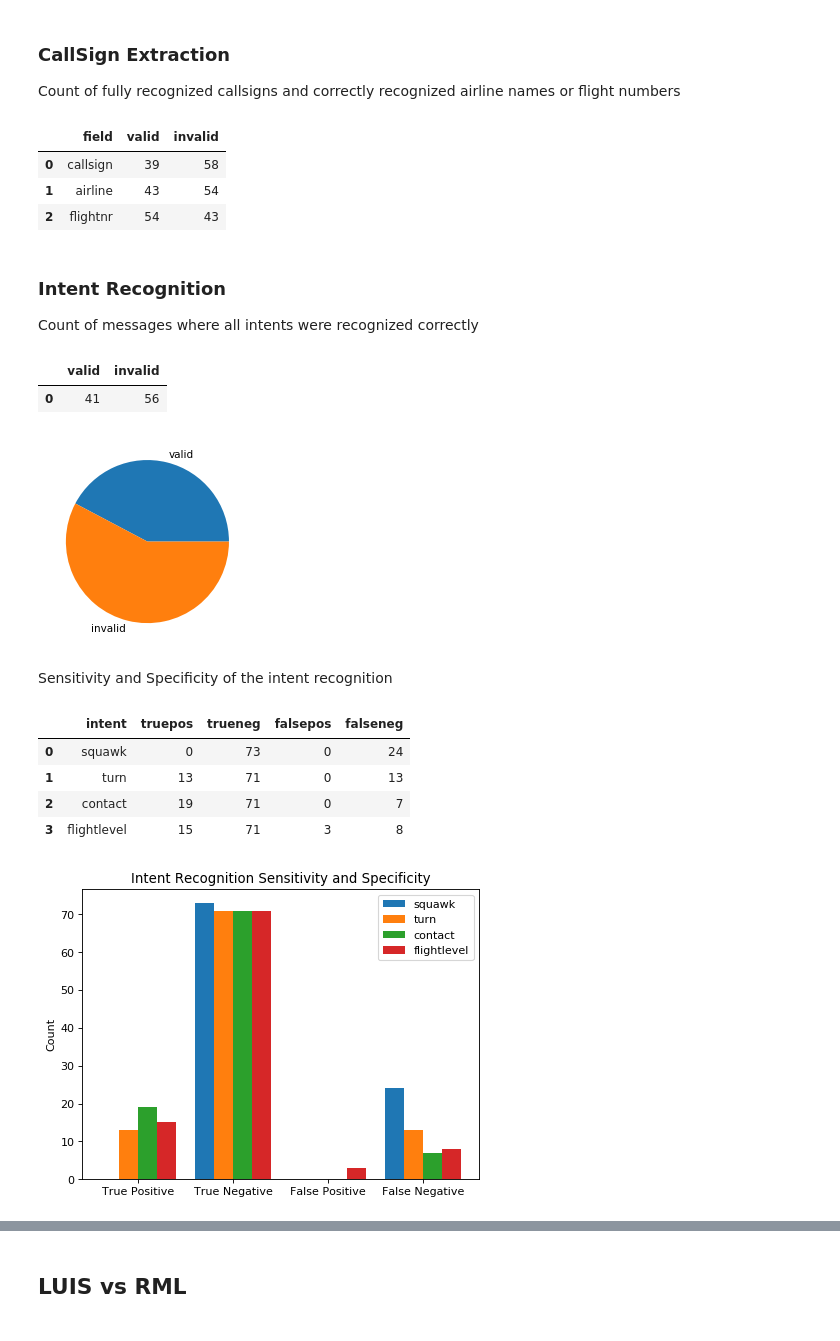
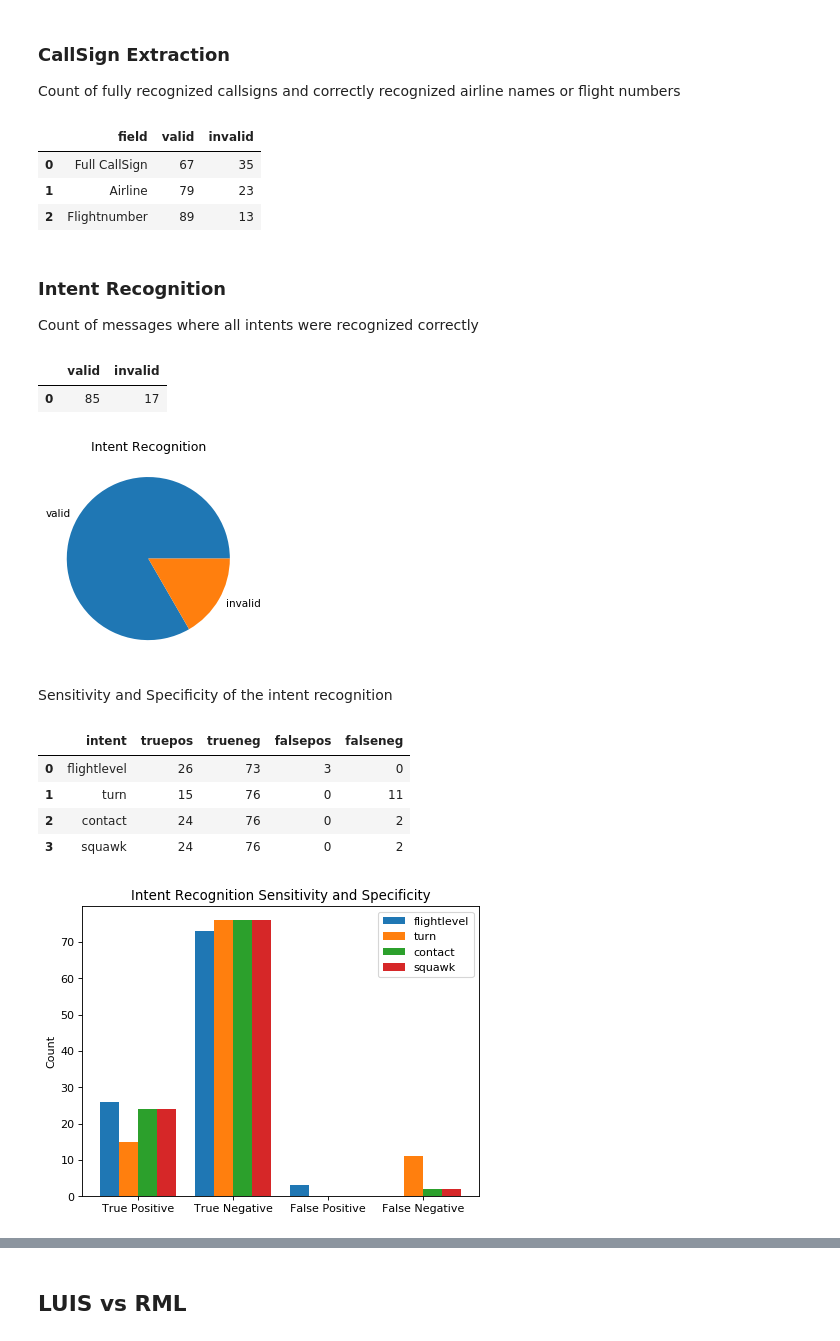
Before and after one commit to vettaioa/FluLoS-Code, a Jupyter notebook: calculation/context/ContextErrorRate.ipynb, the cells around one changed output, grey strips where cells are left out. Drawn from its saved outputs; the diff is of its cells as text; code cells hidden in the pictures.

Commit message:
updated notebook, added diagrams

```diff
--- a/calculation/context/ContextErrorRate.ipynb
+++ b/calculation/context/ContextErrorRate.ipynb
@@ -118,7 +128,7 @@ intents = list(set(intents))
 # TODO: anzahl richtige vs falsche callsign erkennungen (differenzierung airline & flightnumber)
 
 callsignResults = {
-    'field': ['callsign', 'airline', 'flightnr'],
+    'field': ['Full CallSign', 'Airline', 'Flightnumber'],
     'valid': [0, 0, 0],
     'invalid': [0, 0, 0],
 }
@@ -146,7 +156,7 @@ for rec in data.datarecords:
     if rec.context is None:
         continue
 
-    rmlContext = rec.context[0]['RmlResult'] # use best speech2text result only
+    rmlContext = rec.context[0]['RmlContext'] # 0 -> use best speech2text result only
 
     # compare extracted data with labels
     rmlAirlineValid, rmlFlightnrValid, rmlAirlineHamming, rmlFlightnrHamming = ctutils.check_callsign(rmlContext, rec.label)
@@ -176,6 +186,6 @@ Count of fully recognized callsigns and correctly recognized airline names or fl
 pd.DataFrame(callsignResults)
 # %% [output]
 |  | field | valid | invalid |
-| 0 | callsign | 39 | 58 |
-| 1 | airline | 43 | 54 |
-| 2 | flightnr | 54 | 43 |
+| 0 | Full CallSign | 67 | 35 |
+| 1 | Airline | 79 | 23 |
+| 2 | Flightnumber | 89 | 13 |
@@ -186,28 +207,29 @@ Count of messages where all intents were recognized correctly
 pd.DataFrame(intentResults)
 # %% [output]
 |  | valid | invalid |
-| 0 | 41 | 56 |
+| 0 | 85 | 17 |
 # %%
 plt.figure(figsize=(4.8, 3.6), dpi=75)
 plt.subplot()
 
 labels = [k for k in intentResults.keys()]
 values = [r[0] for  r in intentResults.values()]
 
 plt.pie(values, labels=labels)
+plt.title('Intent Recognition')
 plt.show()
 # %% [output]
-[figure, old version]
+[figure, new version]
 # %% [markdown]
 Sensitivity and Specificity of the intent recognition
 # %%
 pd.DataFrame(perIntentResults)
 # %% [output]
 |  | intent | truepos | trueneg | falsepos | falseneg |
-| 0 | squawk | 0 | 73 | 0 | 24 |
-| 1 | turn | 13 | 71 | 0 | 13 |
-| 2 | contact | 19 | 71 | 0 | 7 |
-| 3 | flightlevel | 15 | 71 | 3 | 8 |
+| 0 | flightlevel | 26 | 73 | 3 | 0 |
+| 1 | turn | 15 | 76 | 0 | 11 |
+| 2 | contact | 24 | 76 | 0 | 2 |
+| 3 | squawk | 24 | 76 | 0 | 2 |
 # %%
 plt.figure(figsize=(6.4, 4.8), dpi=80)
 plt.subplot()
@@ -228,4 +250,4 @@ plt.xticks(ind + 1.5 * width, ('True Positive', 'True Negative', 'False Positive
 plt.legend(loc='best')
 plt.show()
 # %% [output]
-[figure, old version]
+[figure, new version]
```
Also changed, not shown: parts of 11 cells of this notebook.
